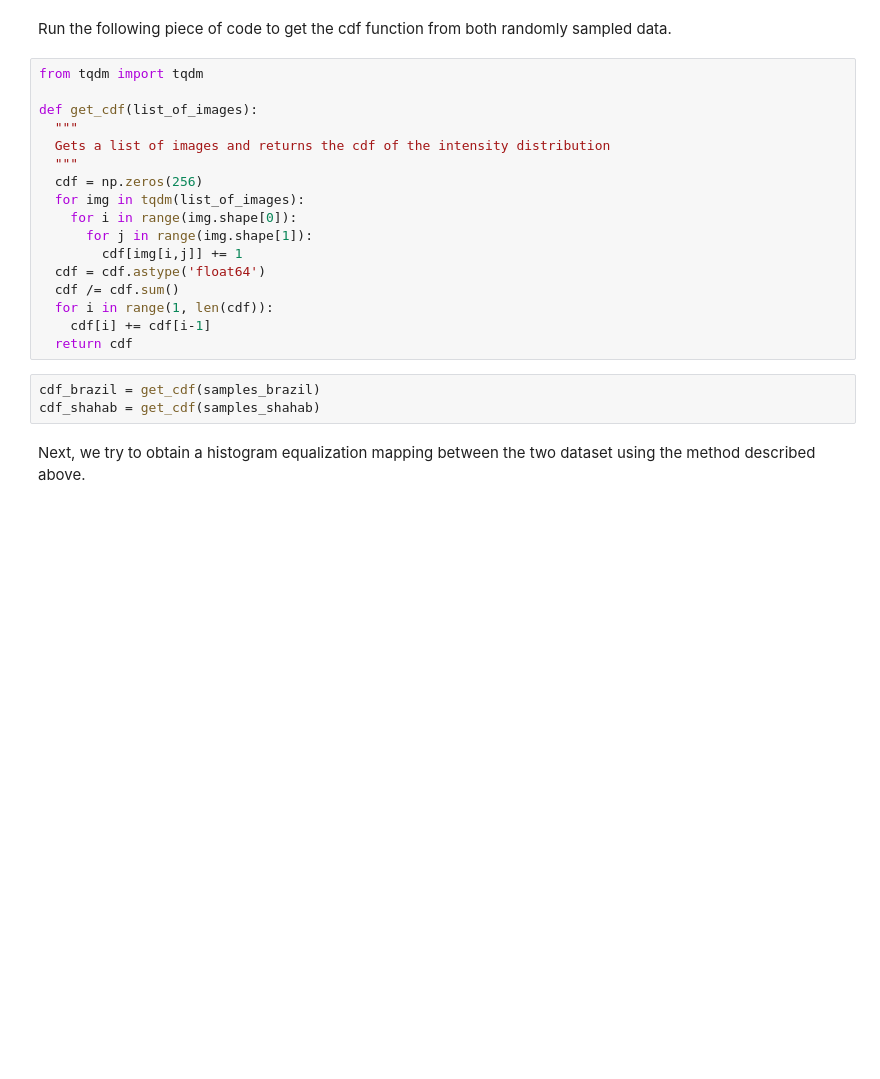
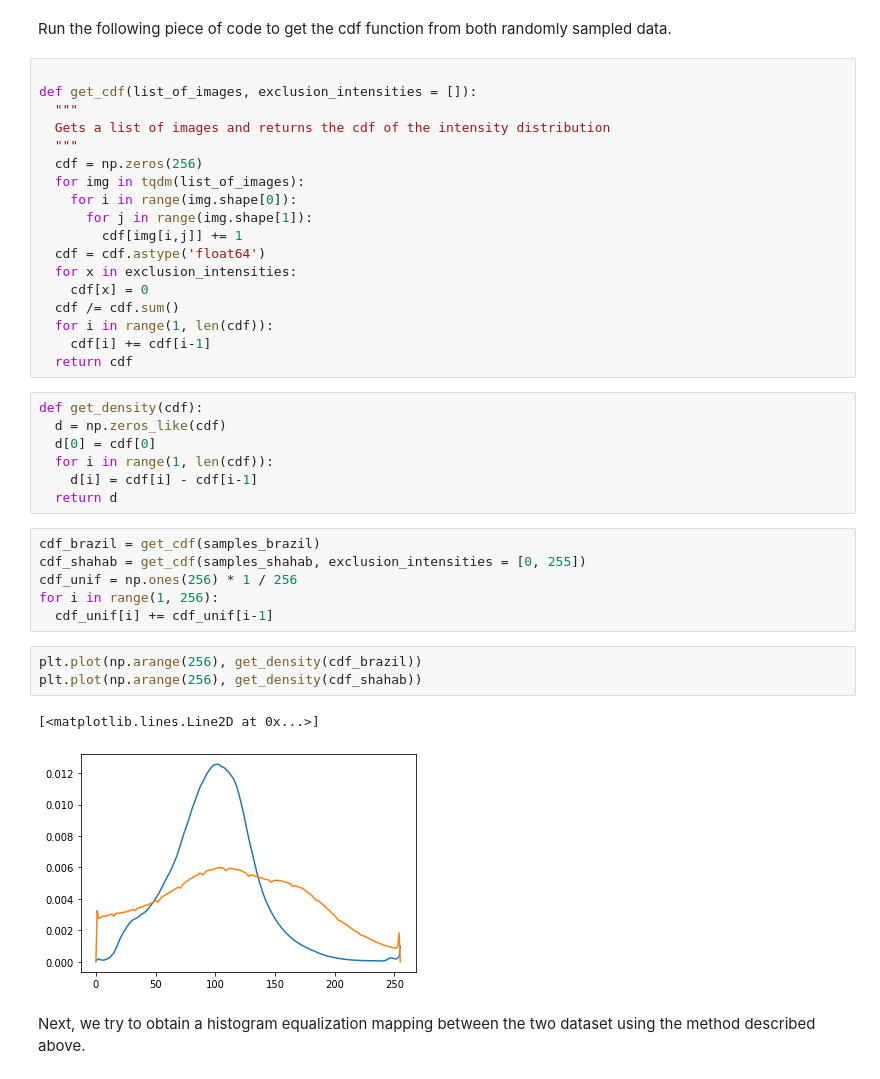
Before and after one commit to HamidrezaKmK/2times2048, a Jupyter notebook: src/preprocessing.ipynb, the cells around one changed output. Drawn from its saved outputs; the diff is of its cells as text; blank space fills up the shorter version.

```diff
--- a/src/preprocessing.ipynb
+++ b/src/preprocessing.ipynb
@@ -64,9 +67,8 @@ $\Gamma'$.
 # %% [markdown]
 Run the following piece of code to get the cdf function from both randomly sampled data.
 # %%
-from tqdm import tqdm
 
-def get_cdf(list_of_images):
+def get_cdf(list_of_images, exclusion_intensities = []):
   """
   Gets a list of images and returns the cdf of the intensity distribution
   """
@@ -76,13 +78,31 @@ def get_cdf(list_of_images):
       for j in range(img.shape[1]):
         cdf[img[i,j]] += 1
   cdf = cdf.astype('float64')
+  for x in exclusion_intensities:
+    cdf[x] = 0
   cdf /= cdf.sum()
   for i in range(1, len(cdf)):
     cdf[i] += cdf[i-1]
   return cdf
-# %%
-cdf_brazil = get_cdf(samples_brazil)
-cdf_shahab = get_cdf(samples_shahab)
+# %%
+def get_density(cdf):
+  d = np.zeros_like(cdf)
+  d[0] = cdf[0]
+  for i in range(1, len(cdf)):
+    d[i] = cdf[i] - cdf[i-1]
+  return d
+# %%
+cdf_brazil = get_cdf(samples_brazil)
+cdf_shahab = get_cdf(samples_shahab, exclusion_intensities = [0, 255])
+cdf_unif = np.ones(256) * 1 / 256
+for i in range(1, 256):
+  cdf_unif[i] += cdf_unif[i-1]
+# %%
+plt.plot(np.arange(256), get_density(cdf_brazil))
+plt.plot(np.arange(256), get_density(cdf_shahab))
+# %% [output]
+[<matplotlib.lines.Line2D at 0x...>]
+[figure, added]
 # %% [markdown]
 Next, we try to obtain a histogram equalization mapping between the two dataset using the method described above.
 # %%
```
Also changed, not shown: parts of 28 cells of this notebook.
